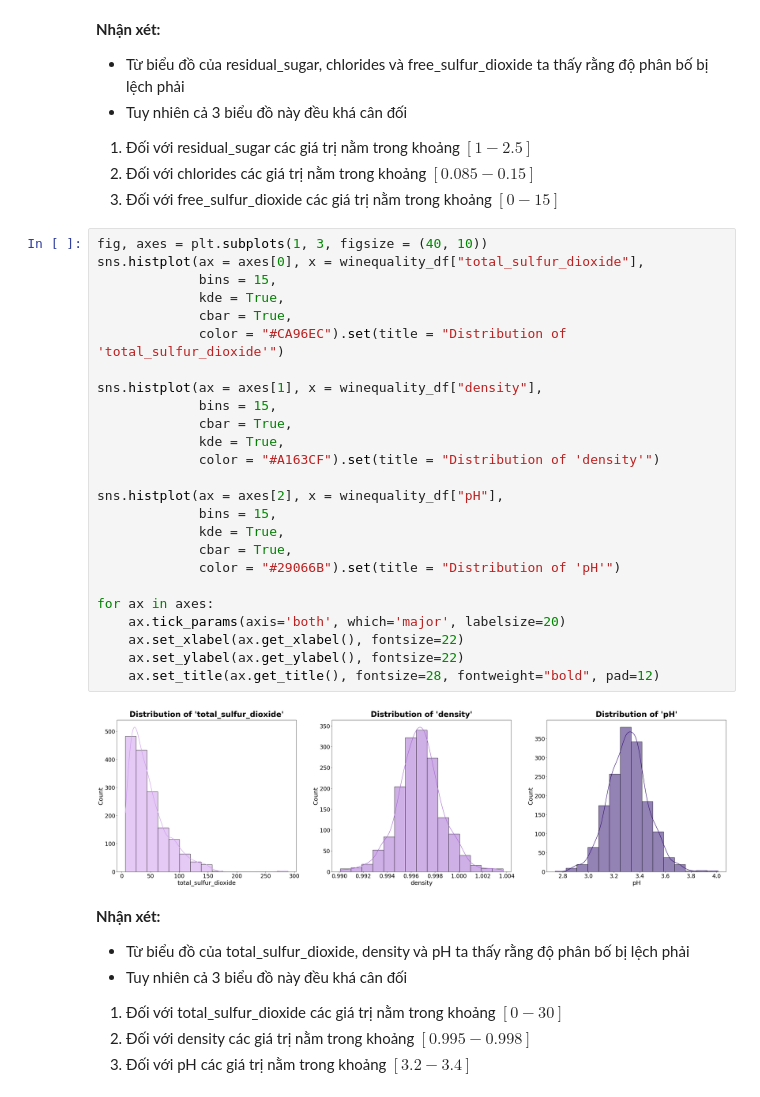
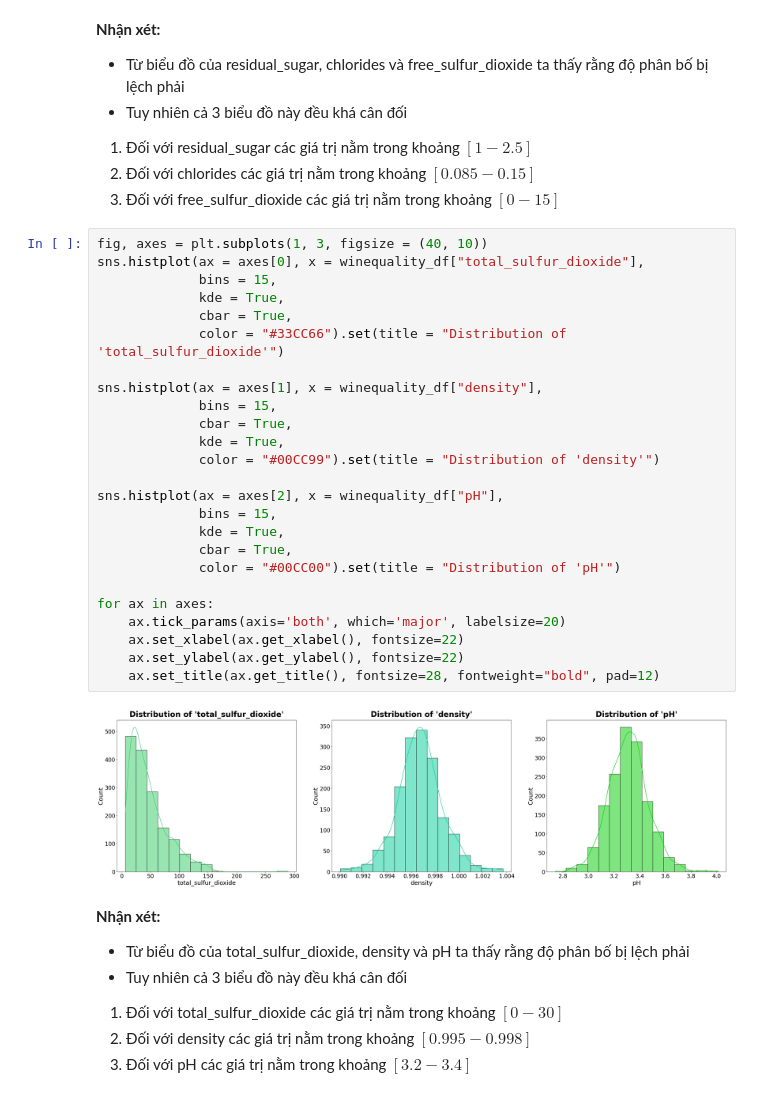
Before and after one commit to aquattda/LTT_DA, a Jupyter notebook: Lab/Lab4_BTL01/1.1 ThongKeMoTa/1.1.ipynb, the cells around one changed output. Drawn from its saved outputs; the diff is of its cells as text.

```diff
--- a/Lab/Lab4_BTL01/1.1 ThongKeMoTa/1.1.ipynb
+++ b/Lab/Lab4_BTL01/1.1 ThongKeMoTa/1.1.ipynb
@@ -794,30 +786,30 @@ for ax in axes:
 # %%
 fig, axes = plt.subplots(1, 3, figsize = (40, 10))
 sns.histplot(ax = axes[0], x = winequality_df["total_sulfur_dioxide"],
              bins = 15,
              kde = True,
              cbar = True,
-             color = "#CA96EC").set(title = "Distribution of 'total_sulfur_dioxide'")
+             color = "#33CC66").set(title = "Distribution of 'total_sulfur_dioxide'")
 
 sns.histplot(ax = axes[1], x = winequality_df["density"],
              bins = 15,
              cbar = True,
              kde = True,
-             color = "#A163CF").set(title = "Distribution of 'density'")
+             color = "#00CC99").set(title = "Distribution of 'density'")
 
 sns.histplot(ax = axes[2], x = winequality_df["pH"],
              bins = 15,
              kde = True,
              cbar = True,
-             color = "#29066B").set(title = "Distribution of 'pH'")
+             color = "#00CC00").set(title = "Distribution of 'pH'")
 
 for ax in axes:
     ax.tick_params(axis='both', which='major', labelsize=20)
     ax.set_xlabel(ax.get_xlabel(), fontsize=22)
     ax.set_ylabel(ax.get_ylabel(), fontsize=22)
     ax.set_title(ax.get_title(), fontsize=28, fontweight="bold", pad=12)
 # %% [output]
-[figure, old version]
+[figure, new version]
 # %% [markdown]
 **Nhận xét:**
 - Từ biểu đồ của total_sulfur_dioxide, density và pH ta thấy rằng độ phân bố bị lệch phải
```
Also changed, not shown: parts of 15 cells of this notebook, 4 other files.
